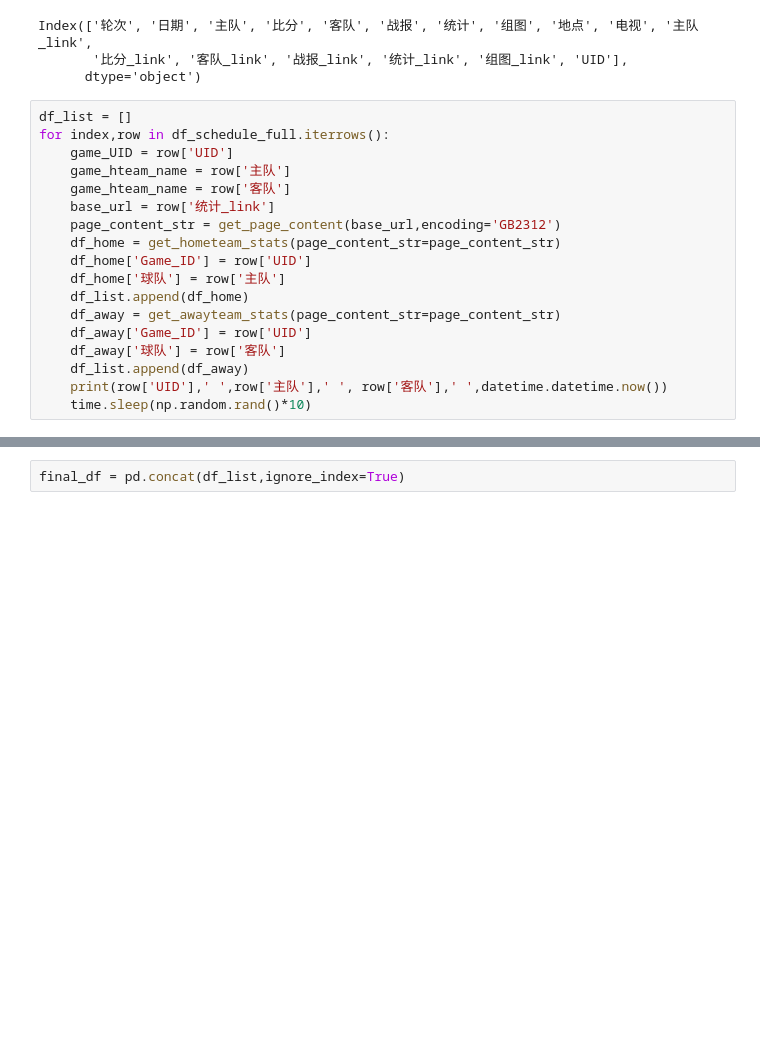
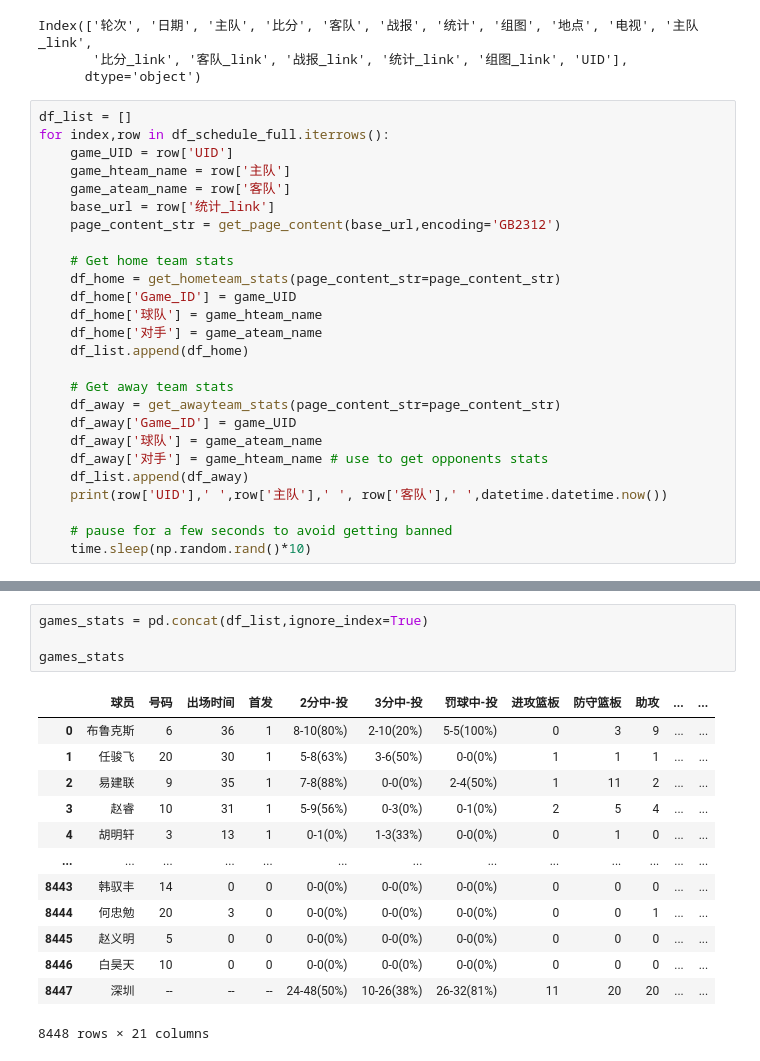
Before and after one commit to JJnotJimmyJohn/CBA-stats-dev, a Jupyter notebook: CBA_data_scrape.ipynb, the cells around one changed output, grey strips where cells are left out. Drawn from its saved outputs; the diff is of its cells as text; blank space fills up the shorter version.

Commit message:
Scrape and process Sina game stats to player, team, opponent stats; ready to calculate advanced stats

```diff
--- a/CBA_data_scrape.ipynb
+++ b/CBA_data_scrape.ipynb
@@ -494,17 +495,25 @@ df_list = []
 for index,row in df_schedule_full.iterrows():
     game_UID = row['UID']
     game_hteam_name = row['主队']
-    game_hteam_name = row['客队']
+    game_ateam_name = row['客队']
     base_url = row['统计_link']
     page_content_str = get_page_content(base_url,encoding='GB2312')
+
+    # Get home team stats
     df_home = get_hometeam_stats(page_content_str=page_content_str)
-    df_home['Game_ID'] = row['UID']
-    df_home['球队'] = row['主队']
+    df_home['Game_ID'] = game_UID
+    df_home['球队'] = game_hteam_name
+    df_home['对手'] = game_ateam_name
     df_list.append(df_home)
+
+    # Get away team stats
     df_away = get_awayteam_stats(page_content_str=page_content_str)
-    df_away['Game_ID'] = row['UID']
-    df_away['球队'] = row['客队']
+    df_away['Game_ID'] = game_UID
+    df_away['球队'] = game_ateam_name
+    df_away['对手'] = game_hteam_name # use to get opponents stats
     df_list.append(df_away)
     print(row['UID'],' ',row['主队'],' ', row['客队'],' ',datetime.datetime.now())
+
+    # pause for a few seconds to avoid getting banned
     time.sleep(np.random.rand()*10)
 # %% [output]
@@ -528,2 +537,18 @@ for index,row in df_schedule_full.iterrows():
 # %%
-final_df = pd.concat(df_list,ignore_index=True)
+games_stats = pd.concat(df_list,ignore_index=True)
+
+games_stats
+# %% [output]
+|  | 球员 | 号码 | 出场时间 | 首发 | 2分中-投 | 3分中-投 | 罚球中-投 | 进攻篮板 | 防守篮板 | 助攻 | ... | ... |
+| 0 | 布鲁克斯 | 6 | 36 | 1 | 8-10(80%) | 2-10(20%) | 5-5(100%) | 0 | 3 | 9 | ... | ... |
+| 1 | 任骏飞 | 20 | 30 | 1 | 5-8(63%) | 3-6(50%) | 0-0(0%) | 1 | 1 | 1 | ... | ... |
+| 2 | 易建联 | 9 | 35 | 1 | 7-8(88%) | 0-0(0%) | 2-4(50%) | 1 | 11 | 2 | ... | ... |
+| 3 | 赵睿 | 10 | 31 | 1 | 5-9(56%) | 0-3(0%) | 0-1(0%) | 2 | 5 | 4 | ... | ... |
+| 4 | 胡明轩 | 3 | 13 | 1 | 0-1(0%) | 1-3(33%) | 0-0(0%) | 0 | 1 | 0 | ... | ... |
+| ... | ... | ... | ... | ... | ... | ... | ... | ... | ... | ... | ... | ... |
+| 8443 | 韩驭丰 | 14 | 0 | 0 | 0-0(0%) | 0-0(0%) | 0-0(0%) | 0 | 0 | 0 | ... | ... |
+| 8444 | 何忠勉 | 20 | 3 | 0 | 0-0(0%) | 0-0(0%) | 0-0(0%) | 0 | 0 | 1 | ... | ... |
+| 8445 | 赵义明 | 5 | 0 | 0 | 0-0(0%) | 0-0(0%) | 0-0(0%) | 0 | 0 | 0 | ... | ... |
+| 8446 | 白昊天 | 10 | 0 | 0 | 0-0(0%) | 0-0(0%) | 0-0(0%) | 0 | 0 | 0 | ... | ... |
+| 8447 | 深圳 | -- | -- | -- | 24-48(50%) | 10-26(38%) | 26-32(81%) | 11 | 20 | 20 | ... | ... |
+8448 rows × 21 columns
```
Also changed, not shown: parts of 12 cells of this notebook, 5 other files.
